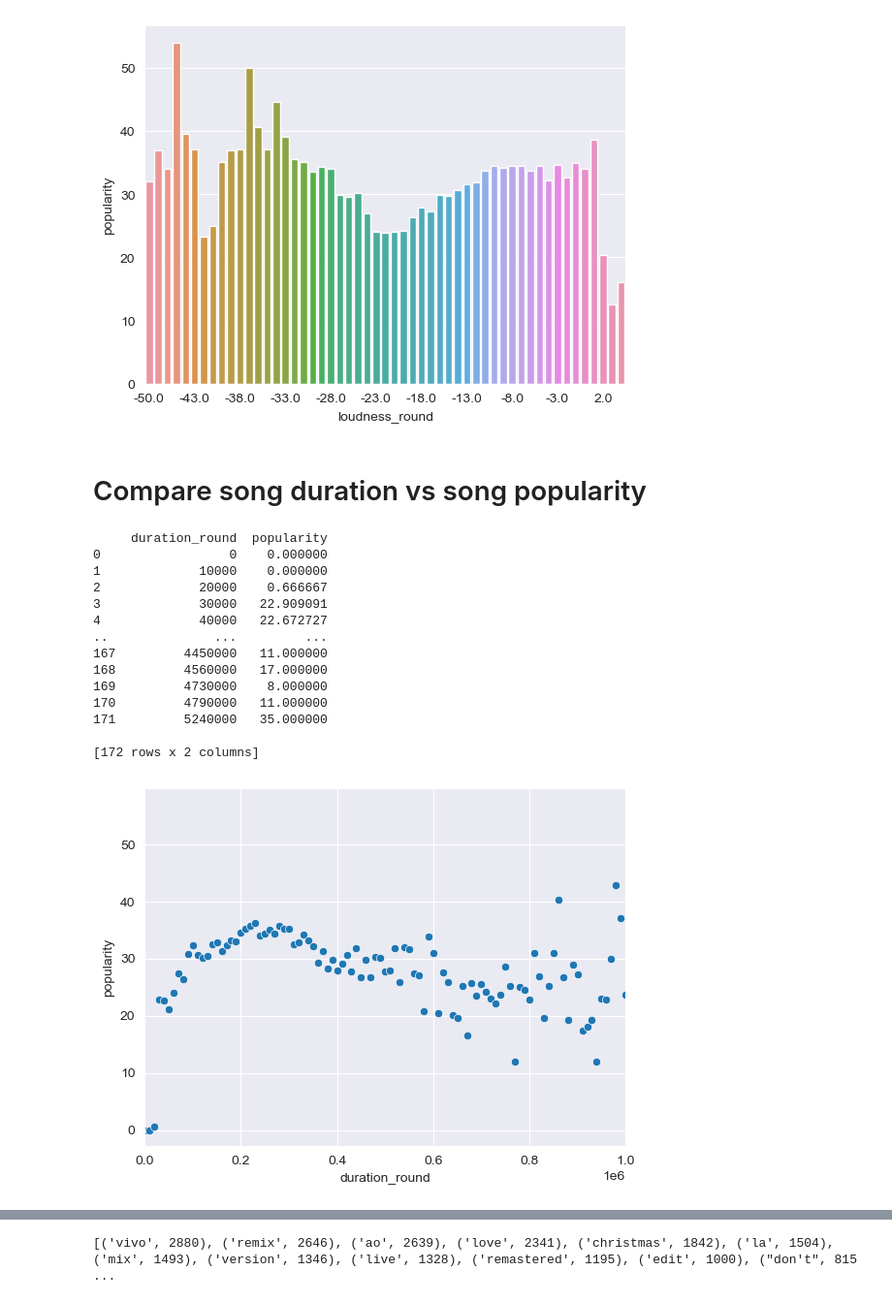
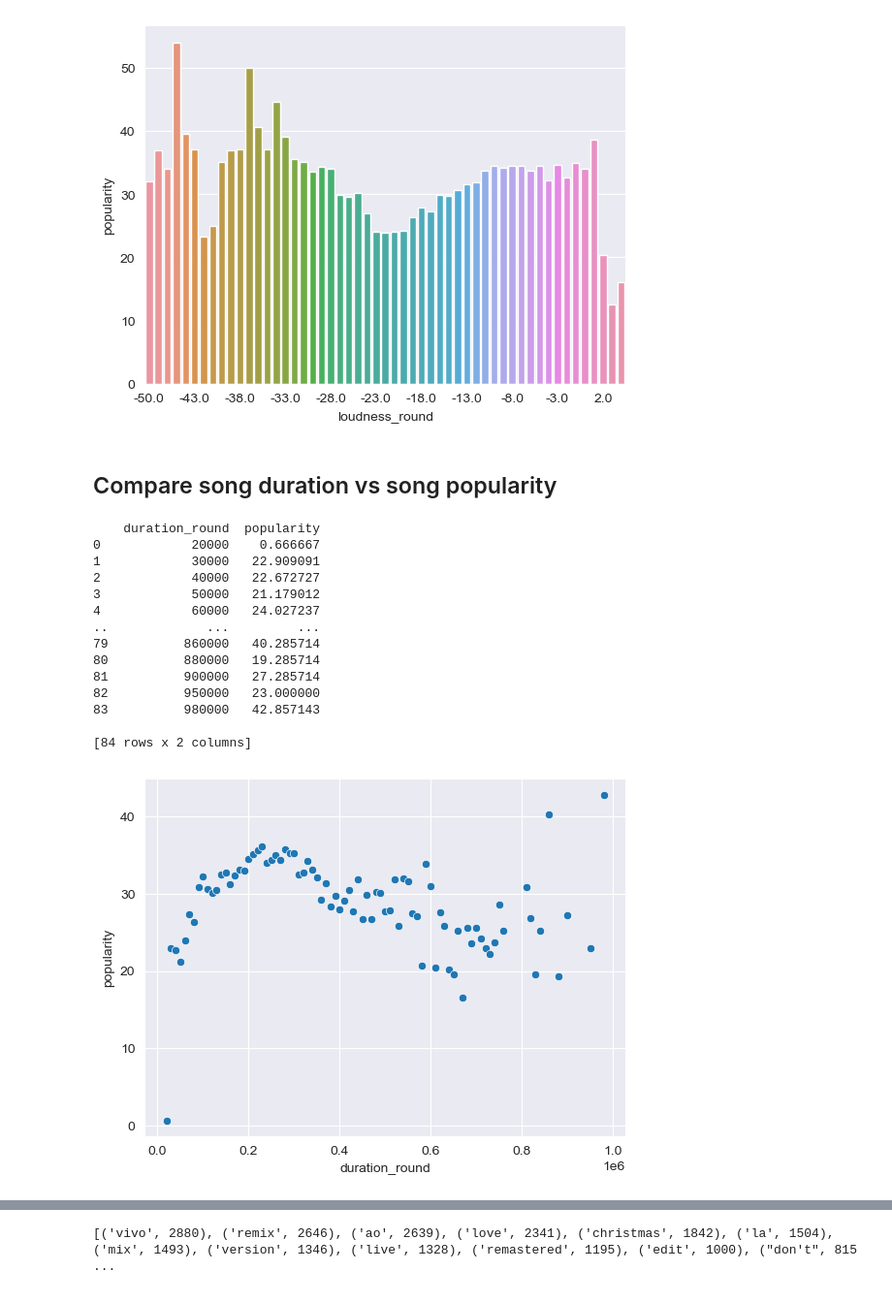
Before and after one commit to andaero/spotifydataviz, a Jupyter notebook: SpotifyAnalysisLarge.ipynb, the cells around one changed output, grey strips where cells are left out. Shown at 97% size. Saved outputs shown, nothing was run; the diff lists cells and outputs as text; code cells hidden in the pictures.

```diff
--- a/SpotifyAnalysisLarge.ipynb
+++ b/SpotifyAnalysisLarge.ipynb
@@ -49,29 +54,30 @@ plt.show()
 52             5.0   16.000000
 [figure]
 # %% [markdown]
-# Compare song duration vs song popularity
+## Compare song duration vs song popularity
 # %%
 # group song duration by 1000
 df['duration_round'] = df['duration_ms'].round(-4)
-modified_df = df.groupby("duration_round")['popularity'].mean().reset_index()
+# remove outliers where there are less than 5 songs of a duration_round
+modified_df = df.groupby("duration_round").filter(lambda x: len(x) > 5)
+modified_df = modified_df.groupby("duration_round")['popularity'].mean().reset_index()
 print(modified_df)
 sns.scatterplot(x="duration_round", y="popularity", data=modified_df)
 # only plot values between 0 and 1e6
-plt.xlim(0, 1e6)
 plt.show()
 # %% [output]
-     duration_round  popularity
-0                 0    0.000000
-1             10000    0.000000
-2             20000    0.666667
-3             30000   22.909091
-4             40000   22.672727
-..              ...         ...
-167         4450000   11.000000
-168         4560000   17.000000
-169         4730000    8.000000
-170         4790000   11.000000
-171         5240000   35.000000
+    duration_round  popularity
+0            20000    0.666667
+1            30000   22.909091
+2            40000   22.672727
+3            50000   21.179012
+4            60000   24.027237
+..             ...         ...
+79          860000   40.285714
+80          880000   19.285714
+81          900000   27.285714
+82          950000   23.000000
+83          980000   42.857143
 
-[172 rows x 2 columns]
+[84 rows x 2 columns]
-[figure, old version]
+[figure, new version]
```
Also changed, not shown: parts of 9 cells of this notebook.
